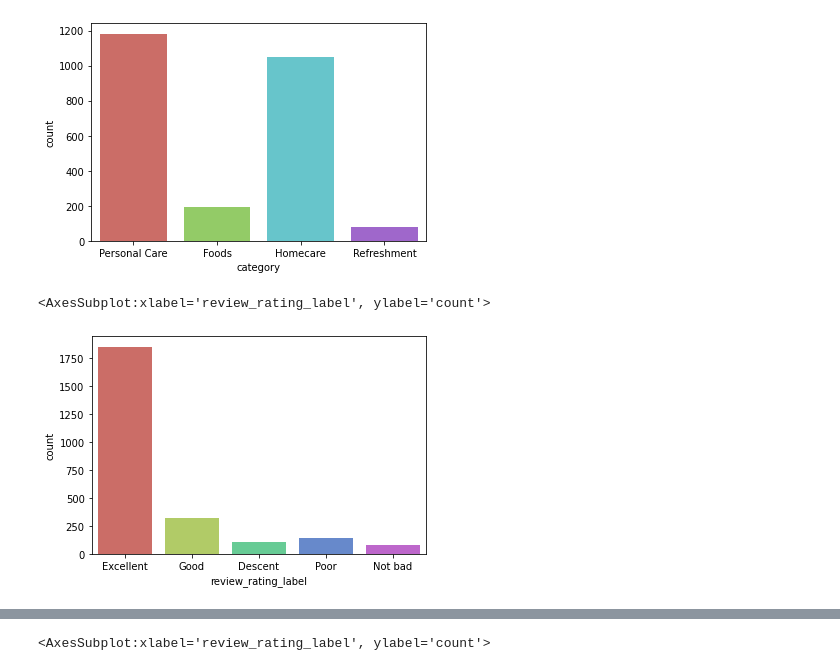
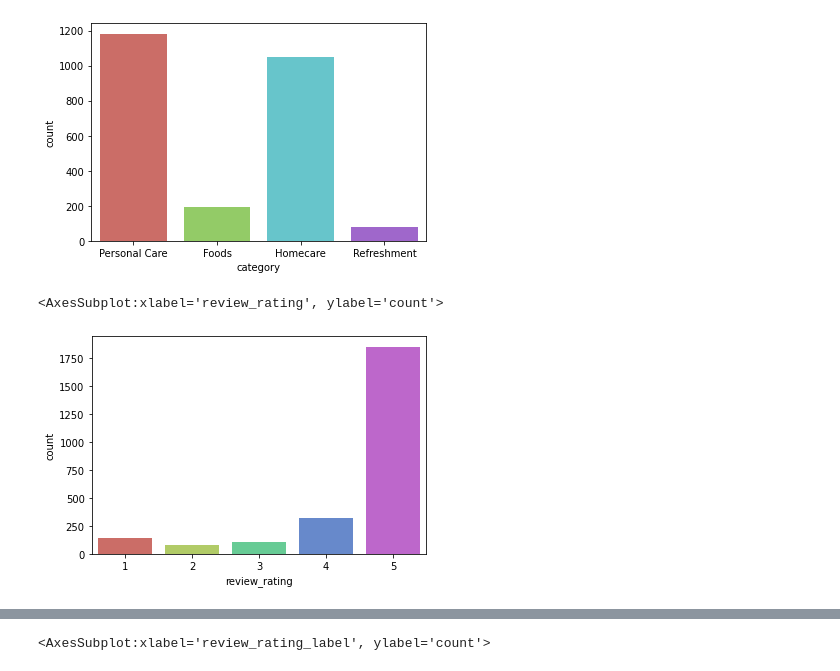
Before and after one commit to qSergio/cranky-text-analysis, a Jupyter notebook: eda_examples/EDA_example1.ipynb, the cells around one changed output, grey strips where cells are left out. Drawn from its saved outputs; the diff is of its cells as text; code cells hidden in the pictures.

```diff
--- a/eda_examples/EDA_example1.ipynb
+++ b/eda_examples/EDA_example1.ipynb
@@ -76,7 +134,7 @@ sns.countplot(x='category', data=df, palette='hls')
 <AxesSubplot:xlabel='category', ylabel='count'>
 [figure]
 # %%
-sns.countplot(x='review_rating_label', data = df, palette = 'hls')
+sns.countplot(x='review_rating', data = df, palette = 'hls')
 # %% [output]
-<AxesSubplot:xlabel='review_rating_label', ylabel='count'>
+<AxesSubplot:xlabel='review_rating', ylabel='count'>
-[figure, old version]
+[figure, new version]
```
Also changed, not shown: parts of 19 cells of this notebook, 2 other files.
